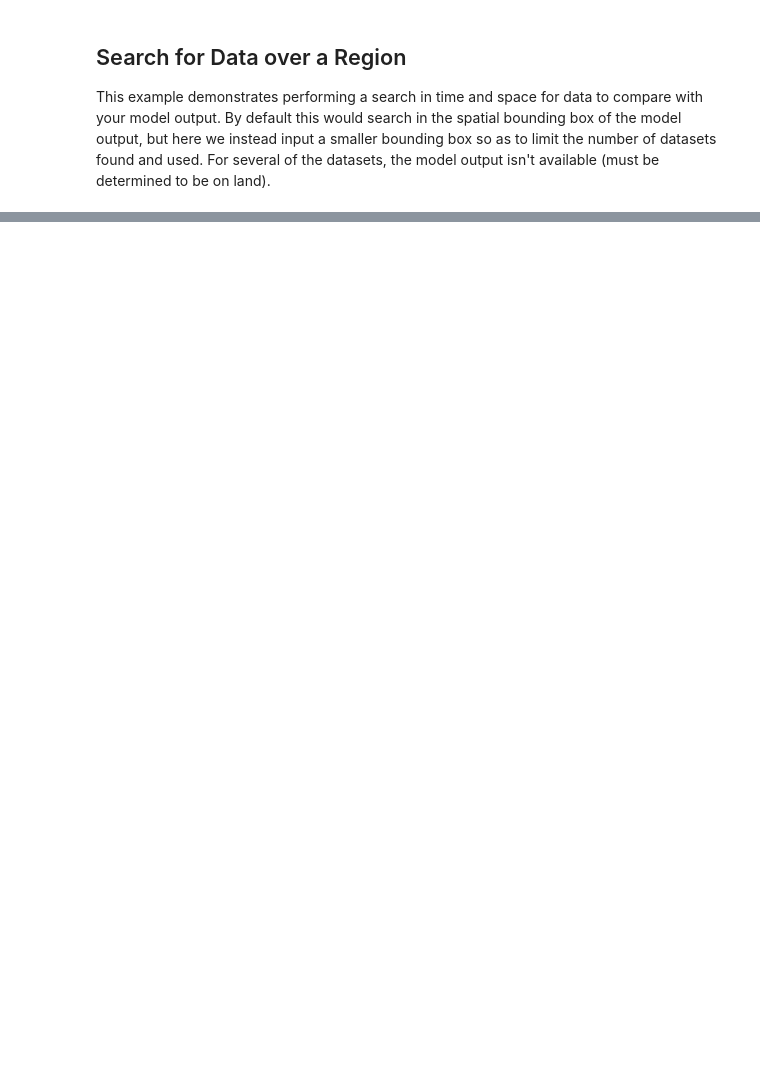
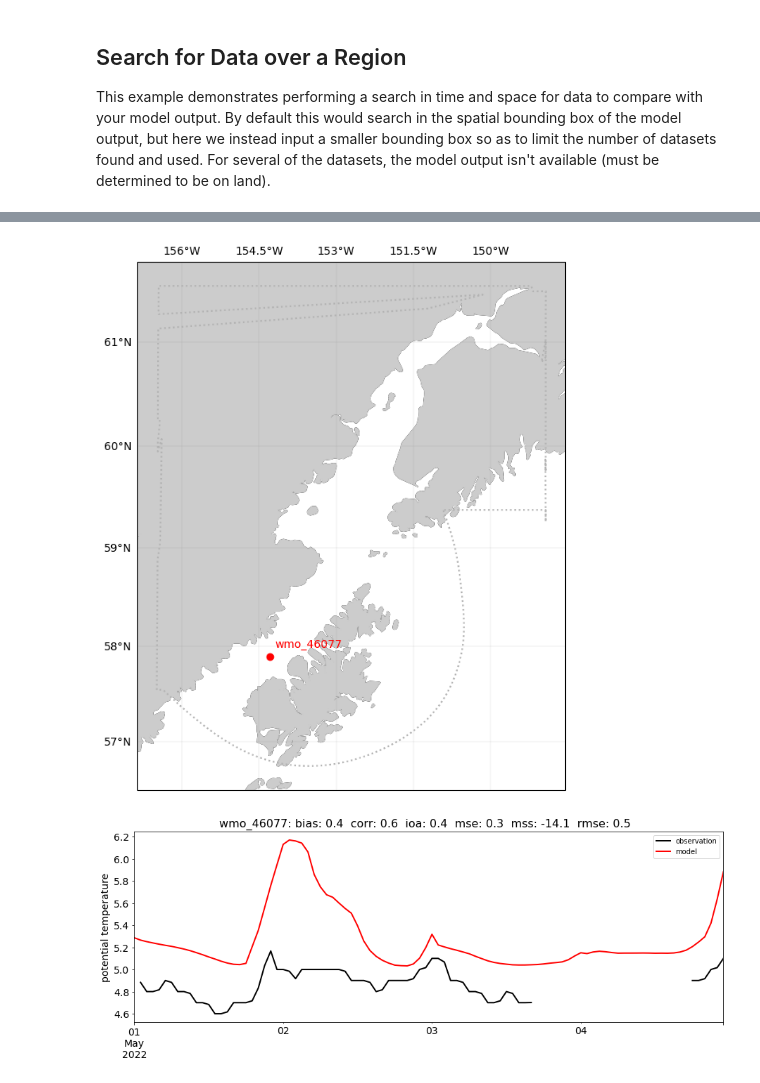
Before and after one commit to axiom-data-science/ocean-model-skill-assessor, a Jupyter notebook: docs/Demo-AK.ipynb, the cells around one changed output, grey strips where cells are left out. Cells and saved outputs as stored; diff of their text form; code cells hidden in the pictures; blank space fills up the shorter version.

```diff
--- a/docs/Demo-AK.ipynb
+++ b/docs/Demo-AK.ipynb
@@ -19,9 +19,8 @@ These dictionaries are not required for every type of run, but are required for
 # %% [markdown]
 Here are `criteria`, which map identifying features of different variables to a variable nickname we can generically refer to:
 # %%
-url = 'https://gist.githubusercontent.com/kthyng/c3cc27de6b4449e1776ce79215d5e732/raw/af448937e4896535e36ef6522df8460e8f928cd6/my_custom_criteria.py'
+url = 'https://gist.githubusercontent.com/kthyng/c3cc27de6b4449e1776ce79215d5e732/raw/18f18f33ccc71144842bd9fbf87611f1f6f4a67e/my_custom_criteria.py'
 criteria = odg.return_response(url)
-# criteria
 # %% [markdown]
 Here are `var_def` which give some rules for QC for different variables (referring to the variables by the same nicknames as in `criteria`):
 # %%
@@ -73,0 +33,25 @@ Wall time: 5min 7s
+# %%
+%%time
+
+omsa.set_criteria(criteria)
+
+# model_url = 'https://thredds.aoos.org/thredds/dodsC/NOAA_COOPS_OFS_CIOFS.nc'
+model_url = 'https://www.ncei.noaa.gov/thredds/dodsC/model-ciofs-agg/Aggregated_CIOFS_Fields_Forecast_best.ncd'
+bbox = [-154.7, 57.5, -153.7, 58.0]
+search = omsa.run(
+                  loc_model=model_url,
+                  approach='region',
+                  bbox=bbox,
+                  criteria=criteria,
+                  horizontal_interp=False,
+                  var_def=var_def,
+                  xarray_kwargs={'chunks': {'ocean_time': 1, 's_rho': 1},
+                                 'drop_variables': ['ocean_time', 'time_run']},
+                  time_range=['2022-5-1','2022-5-4'],
+                  variables=['temp'],
+                  readers=[odg.erddap],
+                  erddap={
+                      'known_server': 'ioos'
+                  },
+)
+# %% [output]
@@ -73,0 +60,2 @@ Wall time: 5min 7s
+[figure, added]
+[figure, added]
```
Also changed, not shown: parts of 3 cells of this notebook.
